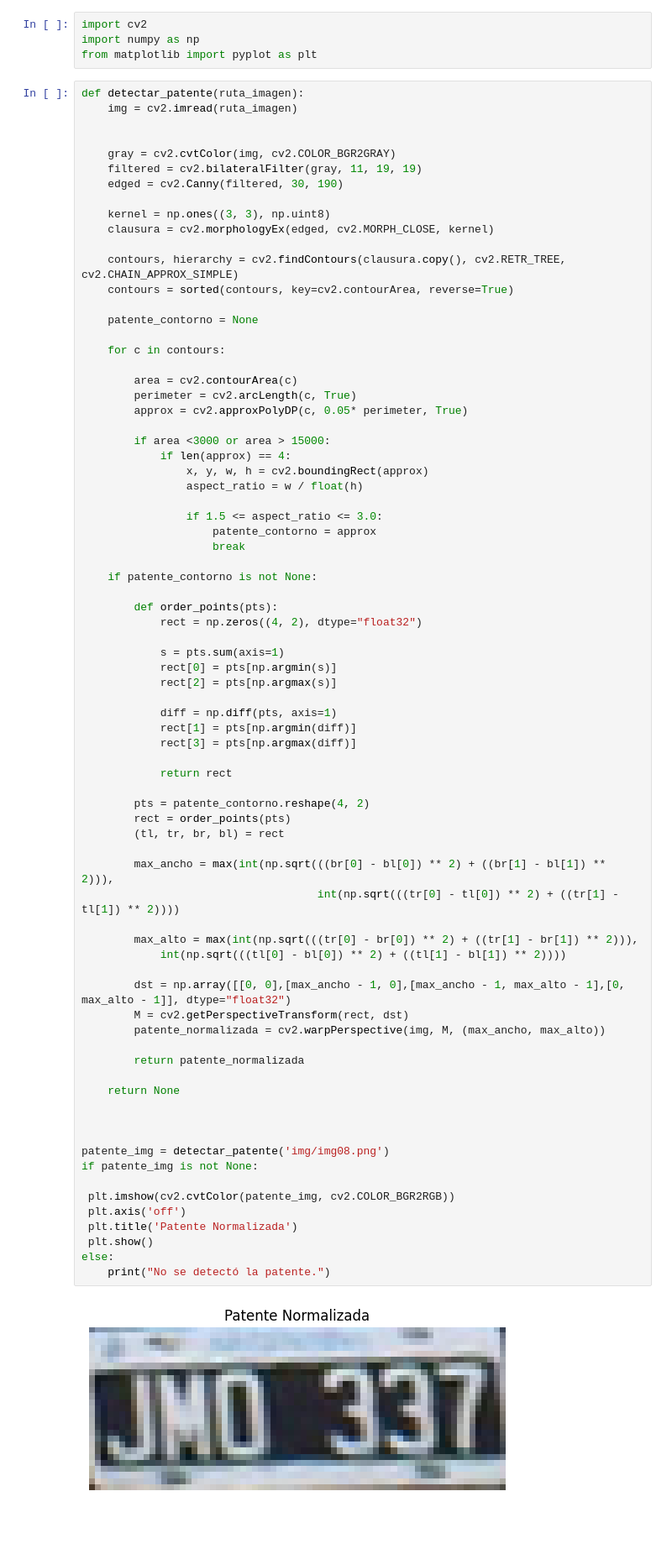
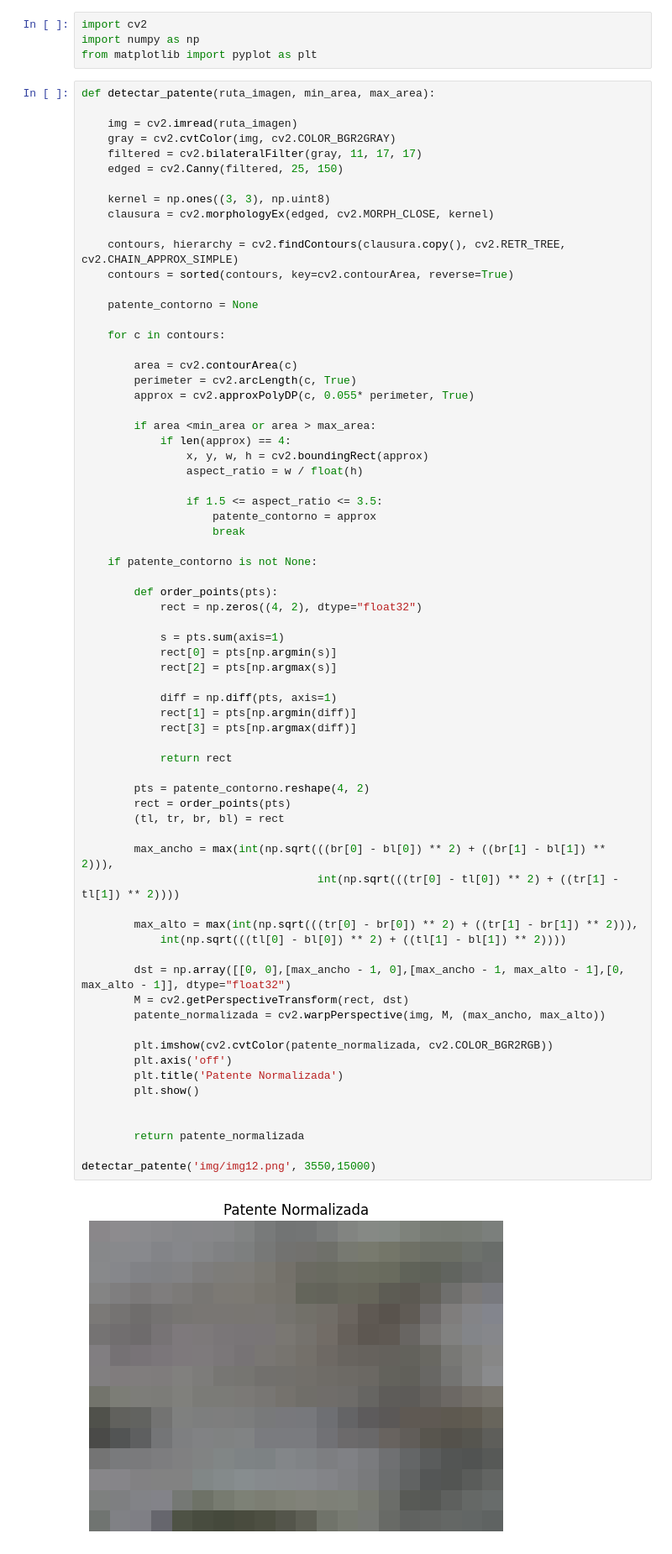
Before and after one commit to maxiromano/tp2_pdi_Molina_Romano, a Jupyter notebook: parte2.ipynb, the cells around one changed output. Shown at 84% size. Cells and saved outputs as stored; diff of their text form; blank space fills up the shorter version.

Commit message:
pegado en una celda el 1, parte 2 detecta caracteres pero imagen por imagen hay que cambiar umbrales

```diff
--- a/parte2.ipynb
+++ b/parte2.ipynb
@@ -5,13 +5,12 @@ import cv2
 import numpy as np
 from matplotlib import pyplot as plt
 # %%
-def detectar_patente(ruta_imagen):
+def detectar_patente(ruta_imagen, min_area, max_area):
+
     img = cv2.imread(ruta_imagen)
-
-
     gray = cv2.cvtColor(img, cv2.COLOR_BGR2GRAY)
-    filtered = cv2.bilateralFilter(gray, 11, 19, 19)
-    edged = cv2.Canny(filtered, 30, 190)
+    filtered = cv2.bilateralFilter(gray, 11, 17, 17)
+    edged = cv2.Canny(filtered, 25, 150)
 
     kernel = np.ones((3, 3), np.uint8)
     clausura = cv2.morphologyEx(edged, cv2.MORPH_CLOSE, kernel)
@@ -25,14 +24,14 @@ def detectar_patente(ruta_imagen):
 
         area = cv2.contourArea(c)
         perimeter = cv2.arcLength(c, True)
-        approx = cv2.approxPolyDP(c, 0.05* perimeter, True)
+        approx = cv2.approxPolyDP(c, 0.055* perimeter, True)
 
-        if area <3000 or area > 15000:
+        if area <min_area or area > max_area:
             if len(approx) == 4:
                 x, y, w, h = cv2.boundingRect(approx)
                 aspect_ratio = w / float(h)
 
-                if 1.5 <= aspect_ratio <= 3.0:
+                if 1.5 <= aspect_ratio <= 3.5:
                     patente_contorno = approx
                     break
 
@@ -41,44 +40,38 @@ def detectar_patente(ruta_imagen):
         def order_points(pts):
             rect = np.zeros((4, 2), dtype="float32")
 
             s = pts.sum(axis=1)
             rect[0] = pts[np.argmin(s)]
             rect[2] = pts[np.argmax(s)]
 
             diff = np.diff(pts, axis=1)
             rect[1] = pts[np.argmin(diff)]
             rect[3] = pts[np.argmax(diff)]
 
             return rect
 
         pts = patente_contorno.reshape(4, 2)
         rect = order_points(pts)
         (tl, tr, br, bl) = rect
 
         max_ancho = max(int(np.sqrt(((br[0] - bl[0]) ** 2) + ((br[1] - bl[1]) ** 2))),
                                     int(np.sqrt(((tr[0] - tl[0]) ** 2) + ((tr[1] - tl[1]) ** 2))))
 
         max_alto = max(int(np.sqrt(((tr[0] - br[0]) ** 2) + ((tr[1] - br[1]) ** 2))),
             int(np.sqrt(((tl[0] - bl[0]) ** 2) + ((tl[1] - bl[1]) ** 2))))
 
         dst = np.array([[0, 0],[max_ancho - 1, 0],[max_ancho - 1, max_alto - 1],[0, max_alto - 1]], dtype="float32")
         M = cv2.getPerspectiveTransform(rect, dst)
         patente_normalizada = cv2.warpPerspective(img, M, (max_ancho, max_alto))
 
+        plt.imshow(cv2.cvtColor(patente_normalizada, cv2.COLOR_BGR2RGB))
+        plt.axis('off')
+        plt.title('Patente Normalizada')
+        plt.show()
+
+
         return patente_normalizada
 
-    return None
-
-
-
-patente_img = detectar_patente('img/img08.png')
-if patente_img is not None:
-
- plt.imshow(cv2.cvtColor(patente_img, cv2.COLOR_BGR2RGB))
- plt.axis('off')
- plt.title('Patente Normalizada')
- plt.show()
-else:
-    print("No se detectó la patente.")
+detectar_patente('img/img12.png', 3550,15000)
 # %% [output]
-[figure, old version]
+[figure, new version]
```
Also changed, not shown: parts of 7 cells of this notebook, 3 other files.
